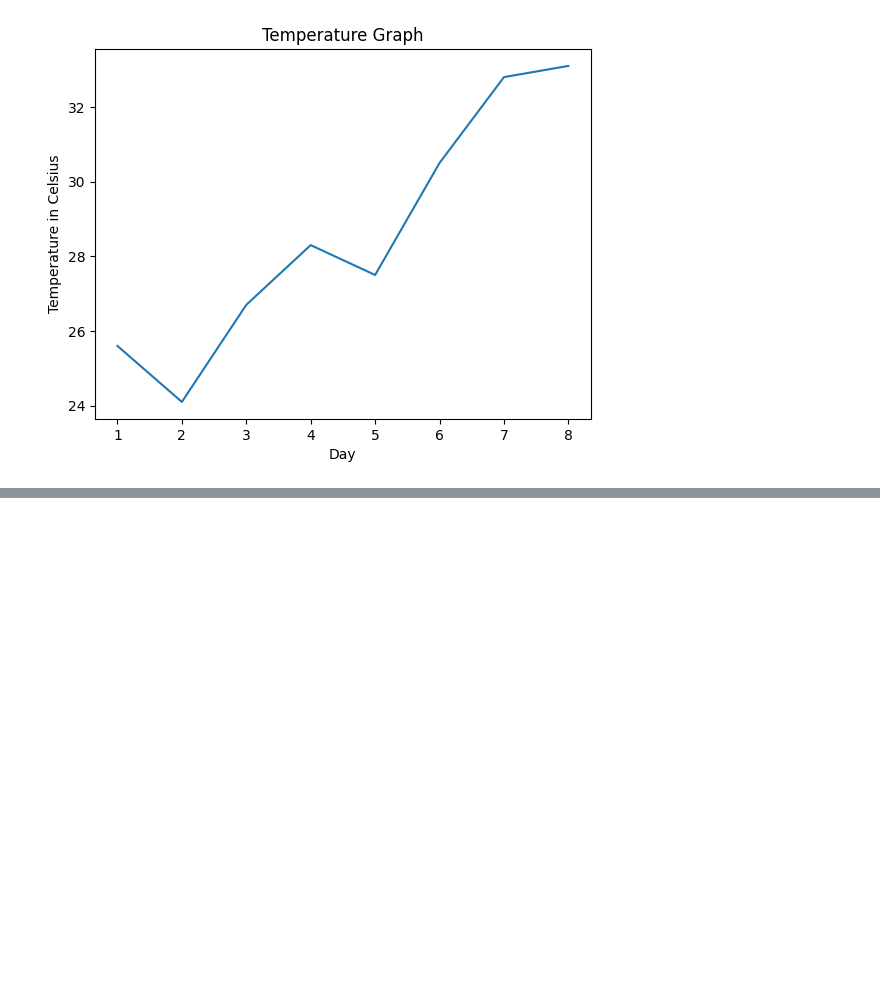
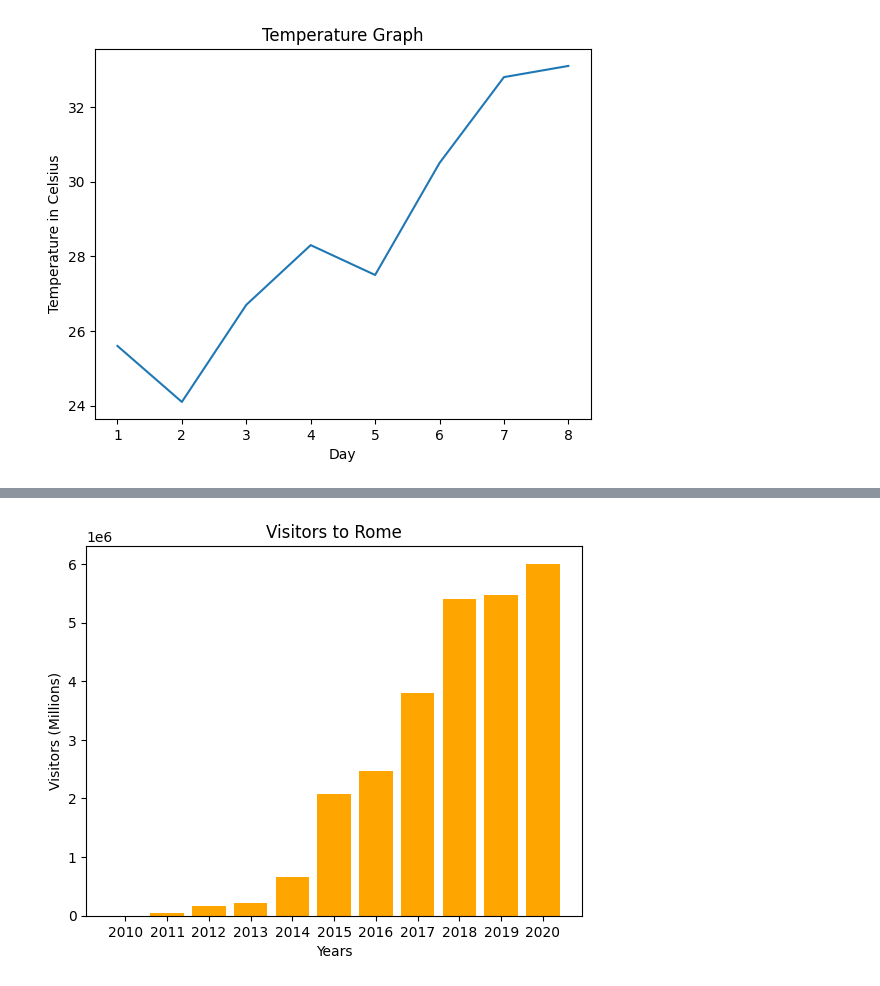
Before and after one commit to rlind4091/mycode, a Jupyter notebook: graphing/makingplots.ipynb, the cells around one changed output, grey strips where cells are left out. Cells and saved outputs as stored; diff of their text form; code cells hidden in the pictures; blank space fills up the shorter version.

```diff
--- a/graphing/makingplots.ipynb
+++ b/graphing/makingplots.ipynb
@@ -25,0 +53,21 @@ plt.show()
+# %%
+# Make a bar plot of visitors over time (years)
+
+        # this is a list comprehension; the contents of the list are being generated inside the list itself
+        # "for every number between 2010 and 2021, add that number to this list"
+years = [str(year) for year in range(2010, 2021)]
+visitors = (1241, 50927, 162242, 222093,
+            665004, 2071987, 2460407, 3799215,
+            5399000, 5474016, 6003672)
+
+
+plt.bar(years, visitors, color="orange")
+
+plt.xlabel("Years")
+plt.ylabel("Visitors (Millions)")
+plt.title("Visitors to Rome")
+
+plt.plot()
+plt.show()
+# %% [output]
+[figure, added]
```
Also changed, not shown: parts of 7 cells of this notebook.
